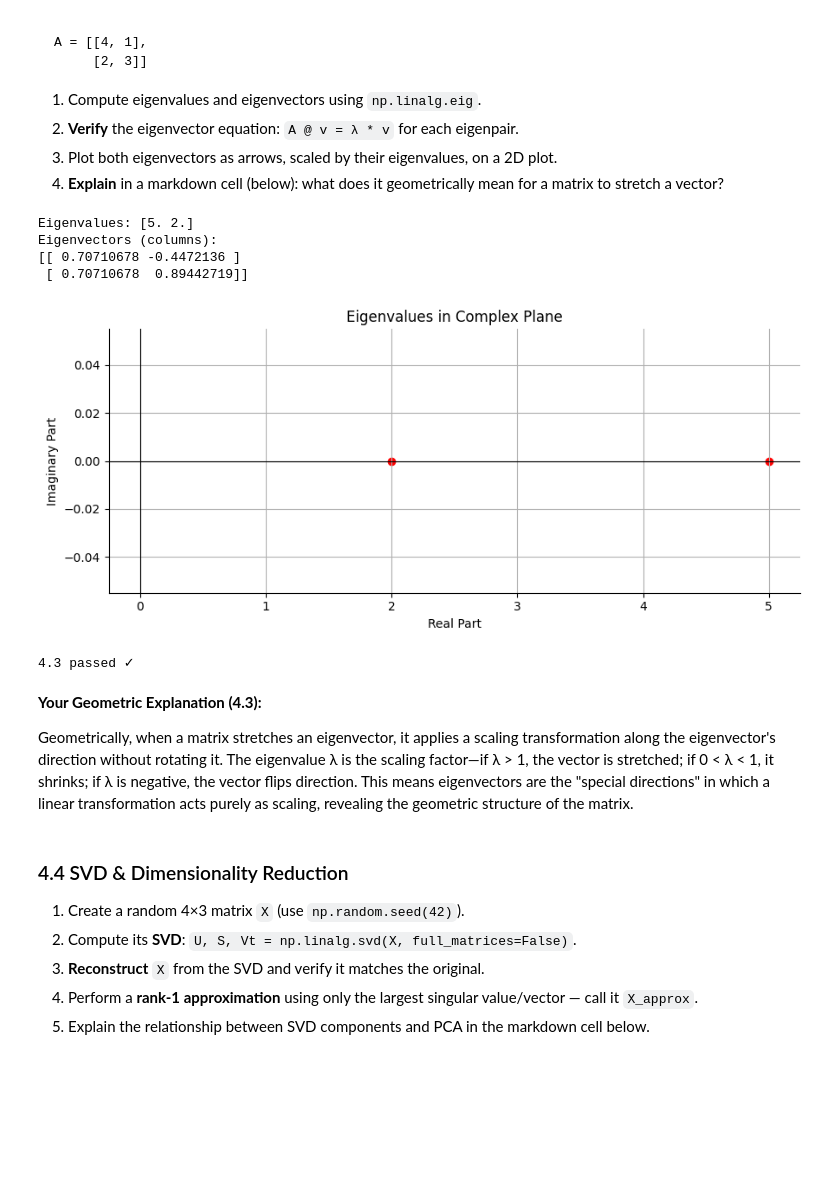
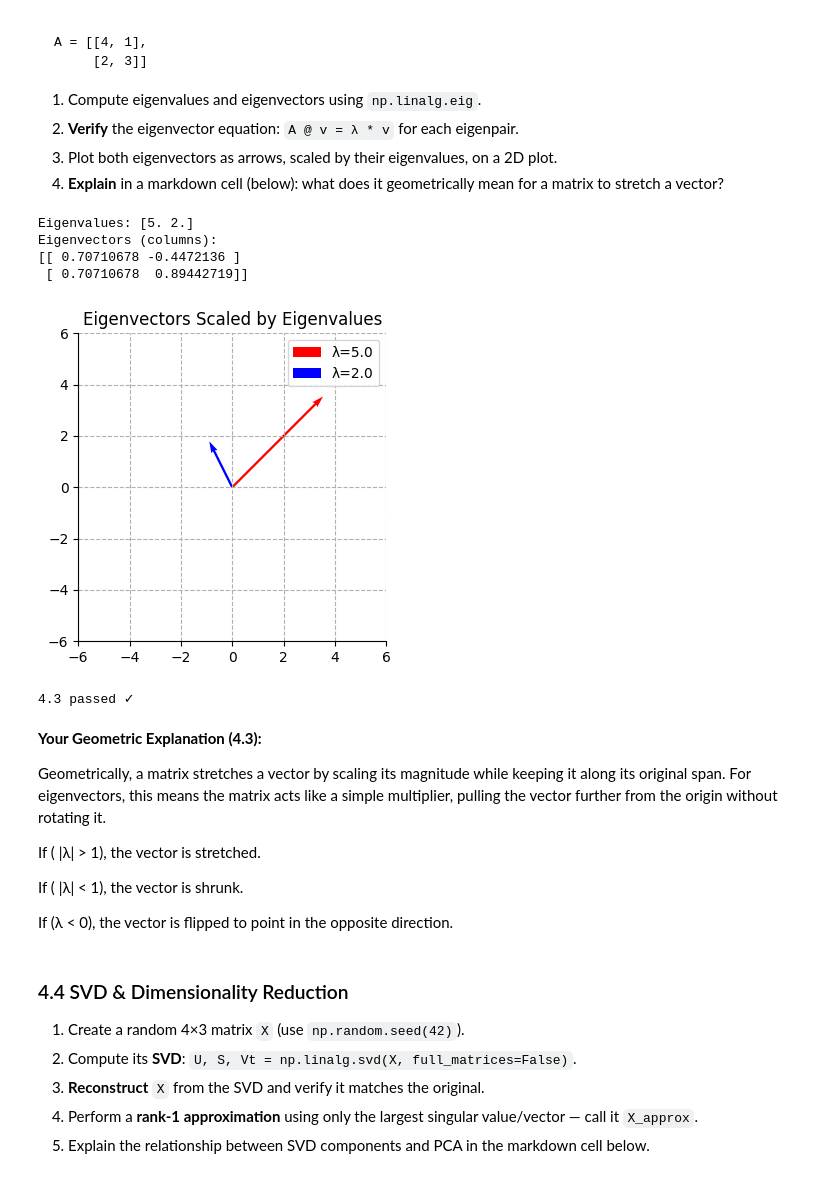
Before and after one commit to dakeshav2028/Keshav_JECRC_CEI_Assignments, a Jupyter notebook: week1_Keshav_Sarda_JECRC.ipynb, the cells around one changed output. Cells and saved outputs as stored; diff of their text form; code cells hidden in the pictures; blank space fills up the shorter version.

```diff
--- a/week1_Keshav_Sarda_JECRC.ipynb
+++ b/week1_Keshav_Sarda_JECRC.ipynb
@@ -452,38 +456,47 @@ A = [[4, 1],
 # %%
 A = np.array([[4, 1], [2, 3]], dtype=float)
 
 eigenvalues, eigenvectors = np.linalg.eig(A)
 
 print(f"Eigenvalues: {eigenvalues}")
 print(f"Eigenvectors (columns):\n{eigenvectors}")
 
 # Verify Av = λv for each eigenpair
+fig, ax = plt.subplots()
+
+colors = ['r', 'b']
 for i in range(len(eigenvalues)):
-    Av = A @ eigenvectors[:, i]
-    lambda_v = eigenvalues[i] * eigenvectors[:, i]
-    assert np.allclose(Av, lambda_v), f"Eigenpair {i} does not satisfy Av = λv"
+    v = eigenvectors[:, i]
+    # Scale by eigenvalue as requested
+    v_scaled = v * eigenvalues[i]
 
-# Plot
-plt.scatter(eigenvalues.real, eigenvalues.imag, color='red')
-plt.axhline(0, color='k', lw=0.8);
-plt.axvline(0, color='k', lw=0.8)
-plt.xlabel('Real Part'); plt.ylabel('Imaginary Part')
-plt.title('Eigenvalues in Complex Plane')
-plt.grid()
-plt.tight_layout();
+    ax.quiver(0, 0, v_scaled[0], v_scaled[1], angles='xy', scale_units='xy',
+              scale=1, color=colors[i], label=f'λ={eigenvalues[i]}')
+
+ax.set_xlim(-6, 6); ax.set_ylim(-6, 6)
+ax.set_aspect('equal')
+ax.grid(True, linestyle='--')
+ax.legend()
+plt.title('Eigenvectors Scaled by Eigenvalues')
 plt.show()
 print("4.3 passed ✓")
 # %% [output]
 Eigenvalues: [5. 2.]
 Eigenvectors (columns):
 [[ 0.70710678 -0.4472136 ]
  [ 0.70710678  0.89442719]]
-[figure, old version]
+[figure, new version]
 4.3 passed ✓
 # %% [markdown]
 **Your Geometric Explanation (4.3):**
 
-Geometrically, when a matrix stretches an eigenvector, it applies a scaling transformation along the eigenvector's direction without rotating it. The eigenvalue λ is the scaling factor—if λ > 1, the vector is stretched; if 0 < λ < 1, it shrinks; if λ is negative, the vector flips direction. This means eigenvectors are the "special directions" in which a linear transformation acts purely as scaling, revealing the geometric structure of the matrix.
+Geometrically, a matrix stretches a vector by scaling its magnitude while keeping it along its original span. For eigenvectors, this means the matrix acts like a simple multiplier, pulling the vector further from the origin without rotating it.
+
+If ( |λ| > 1), the vector is stretched.
+
+If ( |λ| < 1), the vector is shrunk.
+
+If (λ < 0), the vector is flipped to point in the opposite direction.
 # %% [markdown]
 ### 4.4 SVD & Dimensionality Reduction
 
```
Also changed, not shown: parts of 18 cells of this notebook.
